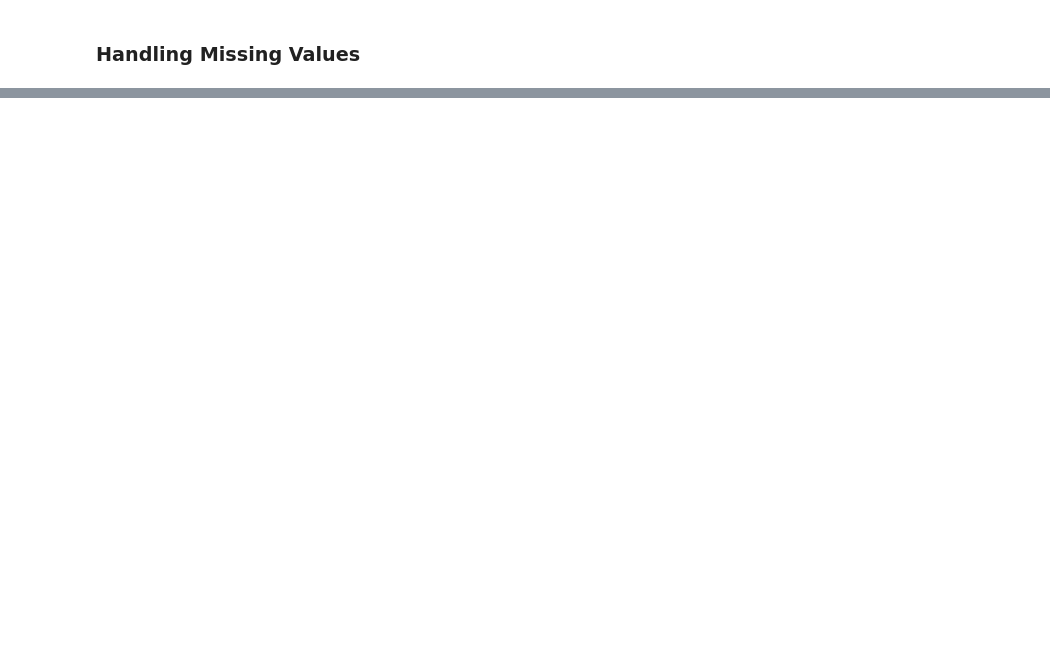
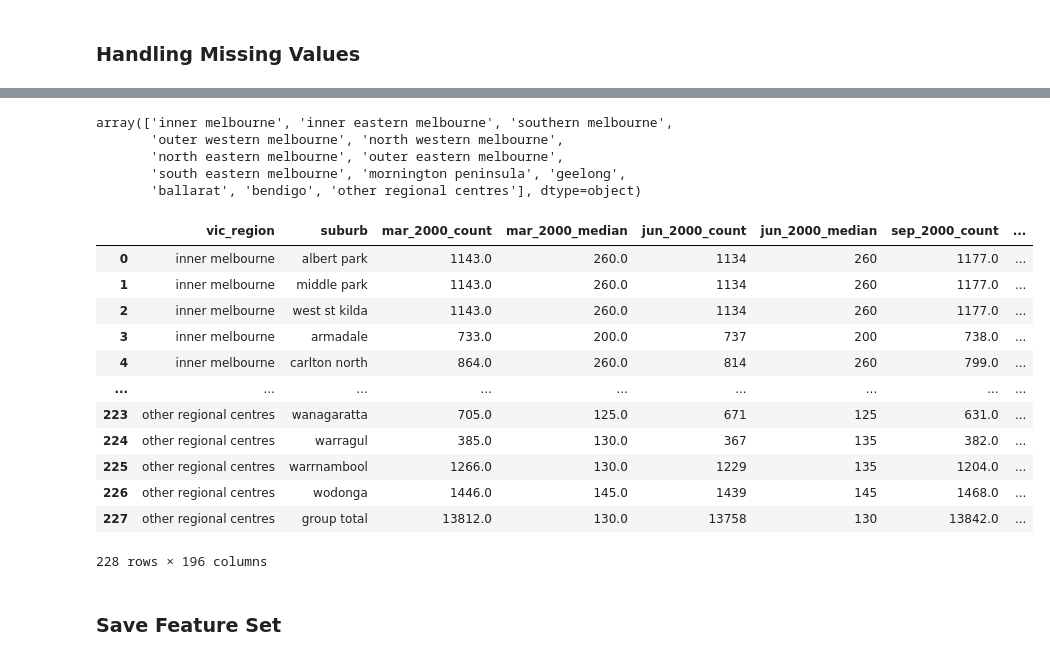
Before and after one commit to MAST30034-AppliedDataScience/project-2-group-real-estate-industry-project-15, a Jupyter notebook: notebooks/preprocess_rental_history.ipynb, the cells around one changed output, grey strips where cells are left out. Saved outputs shown, nothing was run; the diff lists cells and outputs as text; code cells hidden in the pictures; blank space fills up the shorter version.

```diff
--- a/notebooks/preprocess_rental_history.ipynb
+++ b/notebooks/preprocess_rental_history.ipynb
@@ -170,0 +157,64 @@ all_properties.to_csv('../data/raw/all_properties_rent_history.csv')
+# %%
+all_properties['vic_region'].unique()
+# %% [output]
+array(['inner melbourne', 'inner eastern melbourne', 'southern melbourne',
+       'outer western melbourne', 'north western melbourne',
+       'north eastern melbourne', 'outer eastern melbourne',
+       'south eastern melbourne', 'mornington peninsula', 'geelong',
+       'ballarat', 'bendigo', 'other regional centres'], dtype=object)
+# %%
+def null_imputer(df, region_col = 'vic_region', exclude_cols = ['vic_region', 'suburb']):
+    """
+    Inputs a dataframe and identifies all the null values which are indicated by the '-'
+    symbol. Finds the specific vic_region, that value falls within. Fills that null
+    value with the median of that vic_region column values. Returns the transformed
+    dataframe.
+    """
+
+    # Reset index to avoid multi-index issues
+    df = df.reset_index(drop=True)
+
+    # Use NaN to identify all null values that contain '-'
+    df.replace('-', np.nan, inplace=True)
+
+    # Exclude the string columns to handle the null values in the count and median
+    # price column
+    fill_cols = [col for col in df.columns if col not in exclude_cols]
+
+    # These columns must be numeric
+    df[fill_cols] = df[fill_cols].apply(pd.to_numeric, errors='coerce')
+
+    # Fill missing values in specified columns with the median of respective region
+    for col in fill_cols:
+        df[col] = df.groupby(region_col)[col].transform(lambda x: x.fillna(x.median()))
+
+    return df
+
+# Null Value Handling
+one_bed_flat = null_imputer(one_bed_flat)
+two_bed_flat = null_imputer(two_bed_flat)
+three_bed_flat = null_imputer(three_bed_flat)
+
+two_bed_house = null_imputer(two_bed_house)
+three_bed_house = null_imputer(three_bed_house)
+four_bed_house = null_imputer(four_bed_house)
+
+all_properties = null_imputer(all_properties)
+
+all_properties
+# %% [output]
+|  | vic_region | suburb | mar_2000_count | mar_2000_median | jun_2000_count | jun_2000_median | sep_2000_count | ... |
+| 0 | inner melbourne | albert park | 1143.0 | 260.0 | 1134 | 260 | 1177.0 | ... |
+| 1 | inner melbourne | middle park | 1143.0 | 260.0 | 1134 | 260 | 1177.0 | ... |
+| 2 | inner melbourne | west st kilda | 1143.0 | 260.0 | 1134 | 260 | 1177.0 | ... |
+| 3 | inner melbourne | armadale | 733.0 | 200.0 | 737 | 200 | 738.0 | ... |
+| 4 | inner melbourne | carlton north | 864.0 | 260.0 | 814 | 260 | 799.0 | ... |
+| ... | ... | ... | ... | ... | ... | ... | ... | ... |
+| 223 | other regional centres | wanagaratta | 705.0 | 125.0 | 671 | 125 | 631.0 | ... |
+| 224 | other regional centres | warragul | 385.0 | 130.0 | 367 | 135 | 382.0 | ... |
+| 225 | other regional centres | warrnambool | 1266.0 | 130.0 | 1229 | 135 | 1204.0 | ... |
+| 226 | other regional centres | wodonga | 1446.0 | 145.0 | 1439 | 145 | 1468.0 | ... |
+| 227 | other regional centres | group total | 13812.0 | 130.0 | 13758 | 130 | 13842.0 | ... |
+228 rows × 196 columns
+# %% [markdown]
+### Save Feature Set
```
Also changed, not shown: parts of 7 cells of this notebook.
